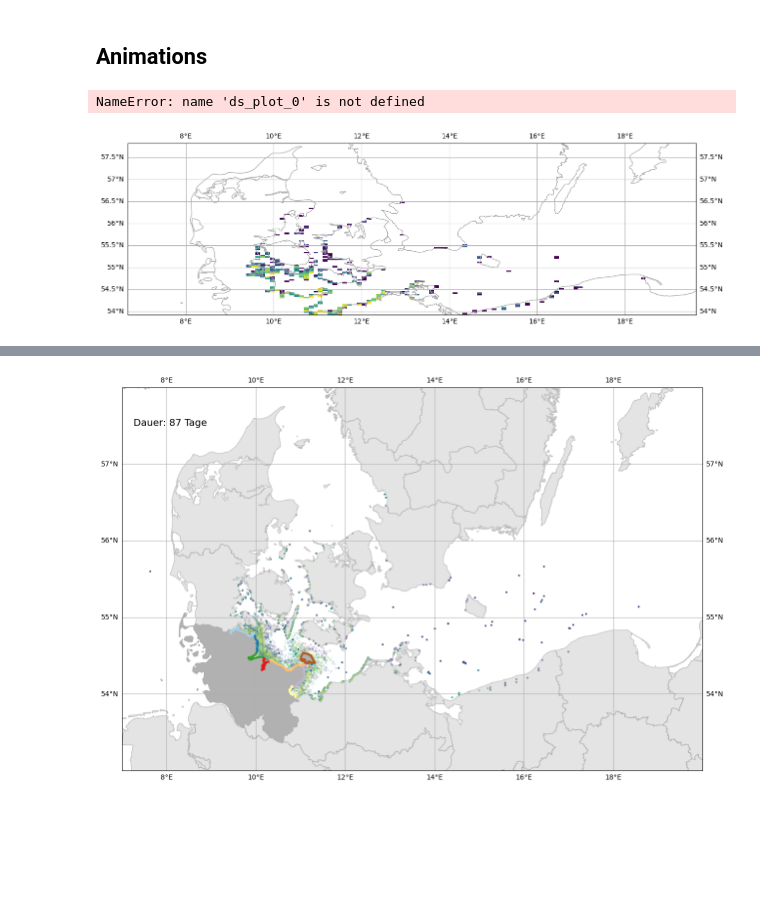
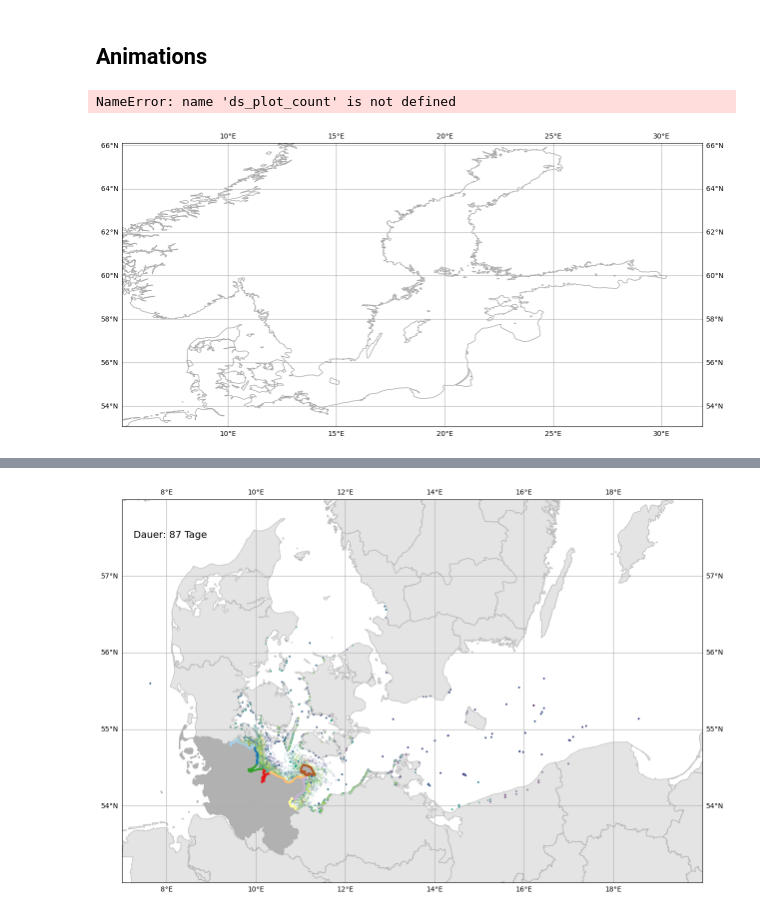
Before and after one commit to geomar-od-lagrange/2025_fucus-dispersal, a Jupyter notebook: notebooks/FucusVisualizationSH.ipynb, the cells around one changed output, grey strips where cells are left out. Cells and saved outputs as stored; diff of their text form; code cells hidden in the pictures; blank space fills up the shorter version.

```diff
--- a/notebooks/FucusVisualizationSH.ipynb
+++ b/notebooks/FucusVisualizationSH.ipynb
@@ -340,38 +337,38 @@ plt.show()
 # %%
 import matplotlib.animation as animation
 # %%
-ds_ani = np.log10(ds_plot_0.isel(z=0)).groupby_bins(group="obs", bins=220).mean(dim="obs").rename(dict(obs_bins="obs"))
+ds_ani = ds_plot_count.sum(dim="subbasin").groupby_bins(group="obs", bins=220).mean(dim="obs").rename(dict(obs_bins="obs"))
 # %% [output]
-NameError: name 'ds_plot_0' is not defined
+NameError: name 'ds_plot_count' is not defined
 # %%
-vmin, vmax = list(ds_ani.where(ds_ani.notnull() & ~np.isinf(ds_ani)).quantile([0.05, 0.95]))
+# vmin, vmax = list(ds_ani.where(ds_ani.notnull() & (ds_ani > 0)).quantile([0.05, 0.95]))
+# vmin = 1
+# fig, ax = plt.subplots(
+#         figsize=(15,15),
+#         subplot_kw=dict(
+#                 projection=ccrs.PlateCarree()
+#                 ),
+# )
+# heat = ax.pcolormesh(
+#         ds_ani.lon, ds_ani.lat,
+#         ds_ani.isel(obs=0).T,
+#         norm=LogNorm(vmin=vmin, vmax=vmax),
+#         transform=ccrs.PlateCarree(),
+# )
+# ax.coastlines(color="darkgrey")
+# ax.gridlines(draw_labels=True)
+# ax.set_extent((ds_ani.lon.min(), ds_ani.lon.max(), ds_ani.lat.min(), ds_ani.lat.max()))
+# def animate(i):
+#         heat.set_array(ds_ani.isel(obs=i).values.T.flatten())
 
-fig, ax = plt.subplots(
-        figsize=(15,15),
-        subplot_kw=dict(
-                projection=ccrs.PlateCarree()
-                ),
-)
-heat = ax.pcolormesh(
-        ds_ani.lon, ds_ani.lat,
-        ds_ani.isel(obs=0).T,
-        vmin=vmin, vmax=vmax,
-        transform=ccrs.PlateCarree(),
-)
-ax.coastlines(color="darkgrey")
-ax.gridlines(draw_labels=True)
-ax.set_extent((ds_ani.lon.min(), ds_ani.lon.max(), ds_ani.lat.min(), ds_ani.lat.max()))
-def animate(i):
-        heat.set_array(ds_ani.isel(obs=i).values.T.flatten())
-
-ani = animation.FuncAnimation(
-        fig, animate,
-        interval=100, frames=len(ds_ani.obs)
-)
-ani.save(
-        filename="/gxfs_work/geomar/smomw597/2025_Fucus/2025_fucus-dispersal/output/SH_heatmap.gif",
-        writer="pillow")
-plt.show()
+# ani = animation.FuncAnimation(
+#         fig, animate,
+#         interval=100, frames=len(ds_ani.obs)
+# )
+# ani.save(
+#         filename="/gxfs_work/geomar/smomw597/2025_Fucus/2025_fucus-dispersal/output/SH_heatmap.gif",
+#         writer="pillow")
+# plt.show()
 # %% [output]
-[figure, old version]
+[figure, new version]
 # %%
```
Also changed, not shown: parts of 19 cells of this notebook, 1 other file.
